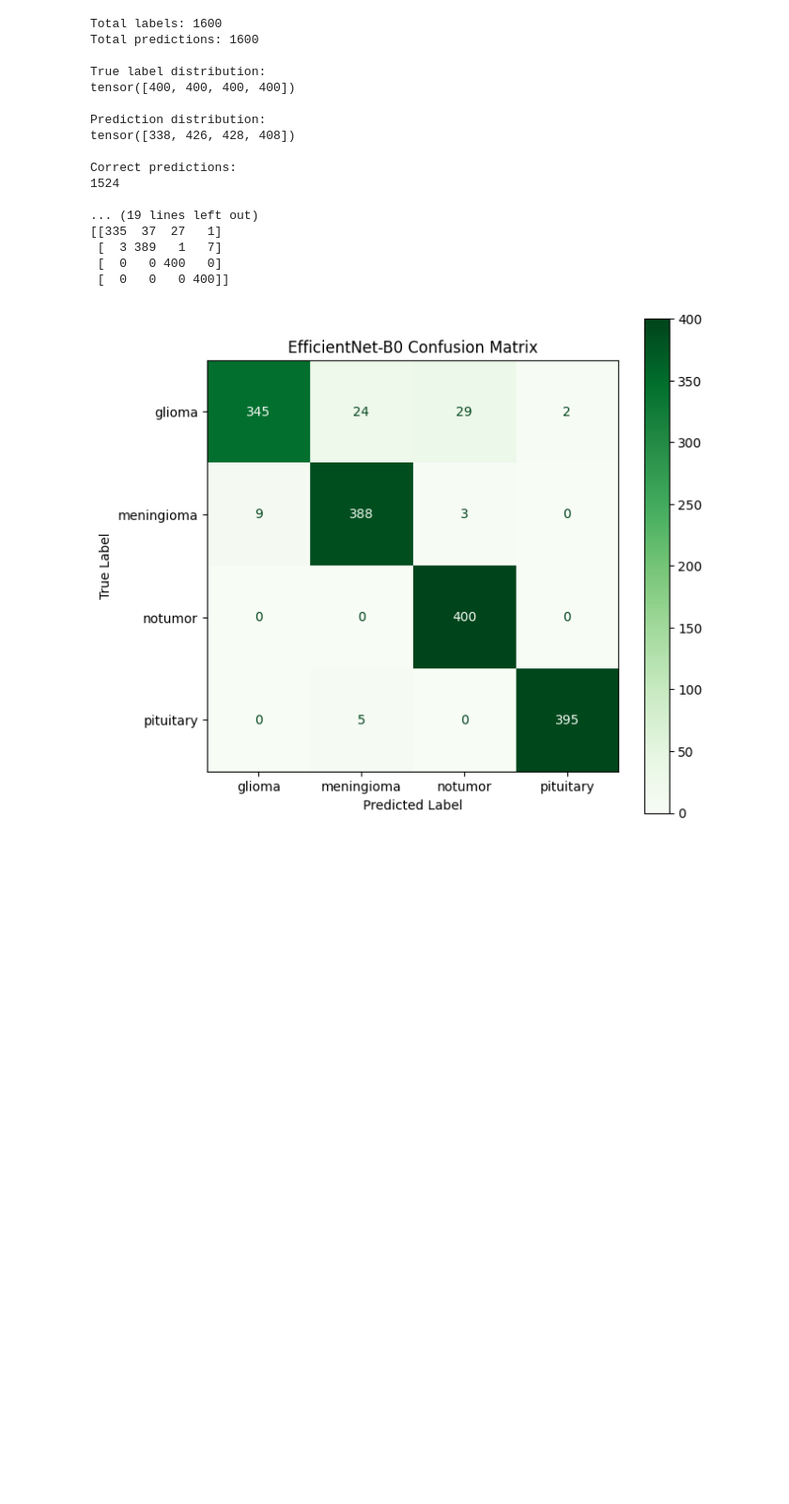
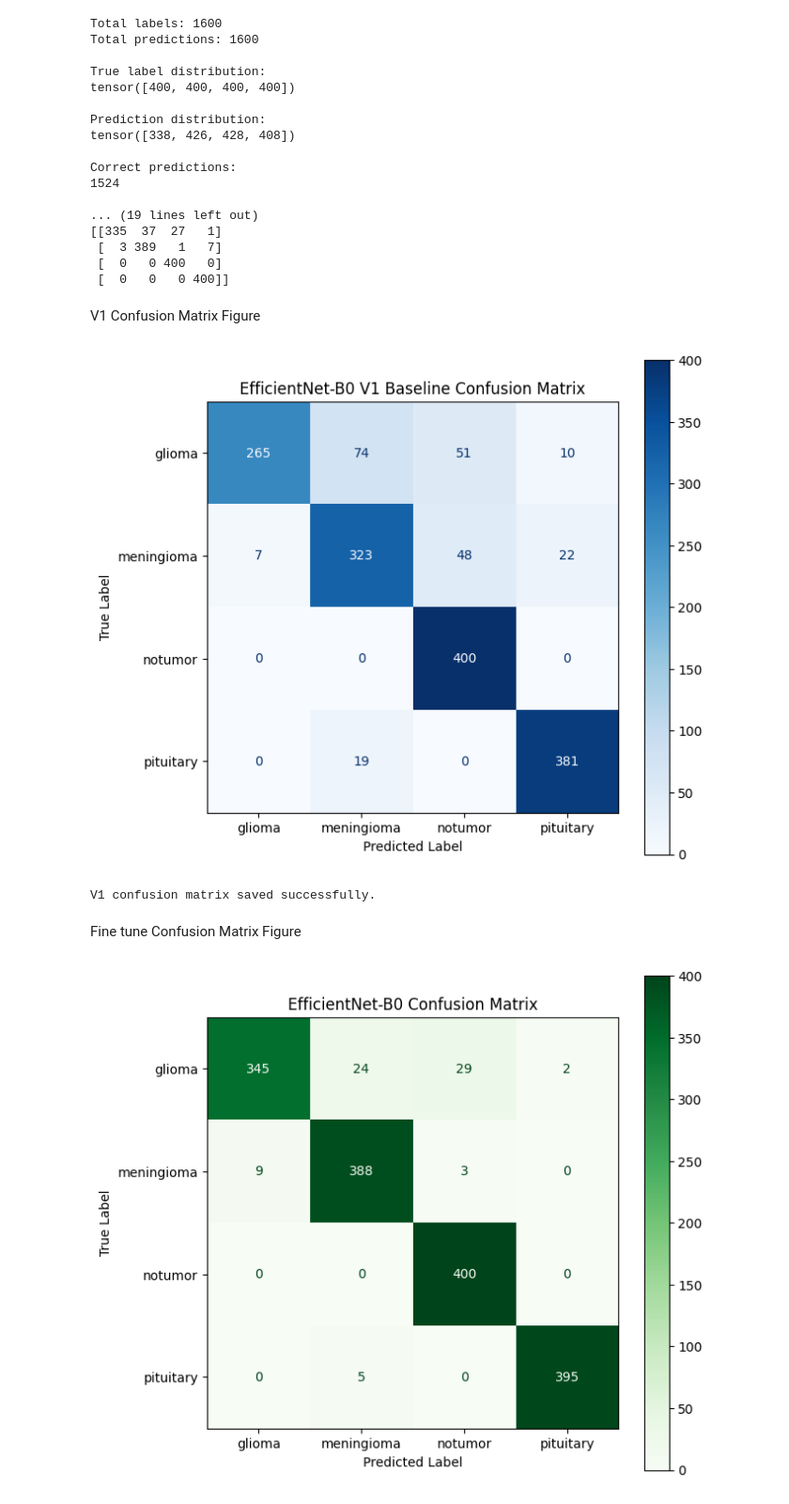
Before and after one commit to Dini-s/brain-tumour-mri-classification, a Jupyter notebook: notebooks/05_EfficientNet.ipynb, the cells around one changed output. Shown at 94% size. Saved outputs shown, nothing was run; the diff lists cells and outputs as text; code cells hidden in the pictures; blank space fills up the shorter version.

Commit message:
results: add EfficientNet-B0 baseline confusion matrix

```diff
--- a/notebooks/05_EfficientNet.ipynb
+++ b/notebooks/05_EfficientNet.ipynb
@@ -972,6 +972,51 @@ Correct predictions:
  [  3 389   1   7]
  [  0   0 400   0]
  [  0   0   0 400]]
+# %% [markdown]
+V1 Confusion Matrix Figure
+# %%
+import matplotlib.pyplot as plt
+from sklearn.metrics import ConfusionMatrixDisplay, confusion_matrix
+
+# Create V1 confusion matrix
+baseline_cm = confusion_matrix(
+    baseline_true,
+    baseline_pred,
+    labels=[0, 1, 2, 3]
+)
+
+fig, ax = plt.subplots(figsize=(7, 6))
+
+display = ConfusionMatrixDisplay(
+    confusion_matrix=baseline_cm,
+    display_labels=test_dataset.classes
+)
+
+display.plot(
+    ax=ax,
+    values_format="d",
+    cmap="Blues"
+)
+
+plt.title("EfficientNet-B0 V1 Baseline Confusion Matrix")
+plt.xlabel("Predicted Label")
+plt.ylabel("True Label")
+plt.tight_layout()
+
+plt.savefig(
+    "/content/EfficientNet_B0_V1_Confusion_Matrix.png",
+    dpi=300,
+    bbox_inches="tight"
+)
+
+plt.show()
+
+print("V1 confusion matrix saved successfully.")
+# %% [output]
+[figure, added]
+V1 confusion matrix saved successfully.
+# %% [markdown]
+Fine tune Confusion Matrix Figure
 # %%
 #confusion Matrix figure
 import matplotlib.pyplot as plt
```
